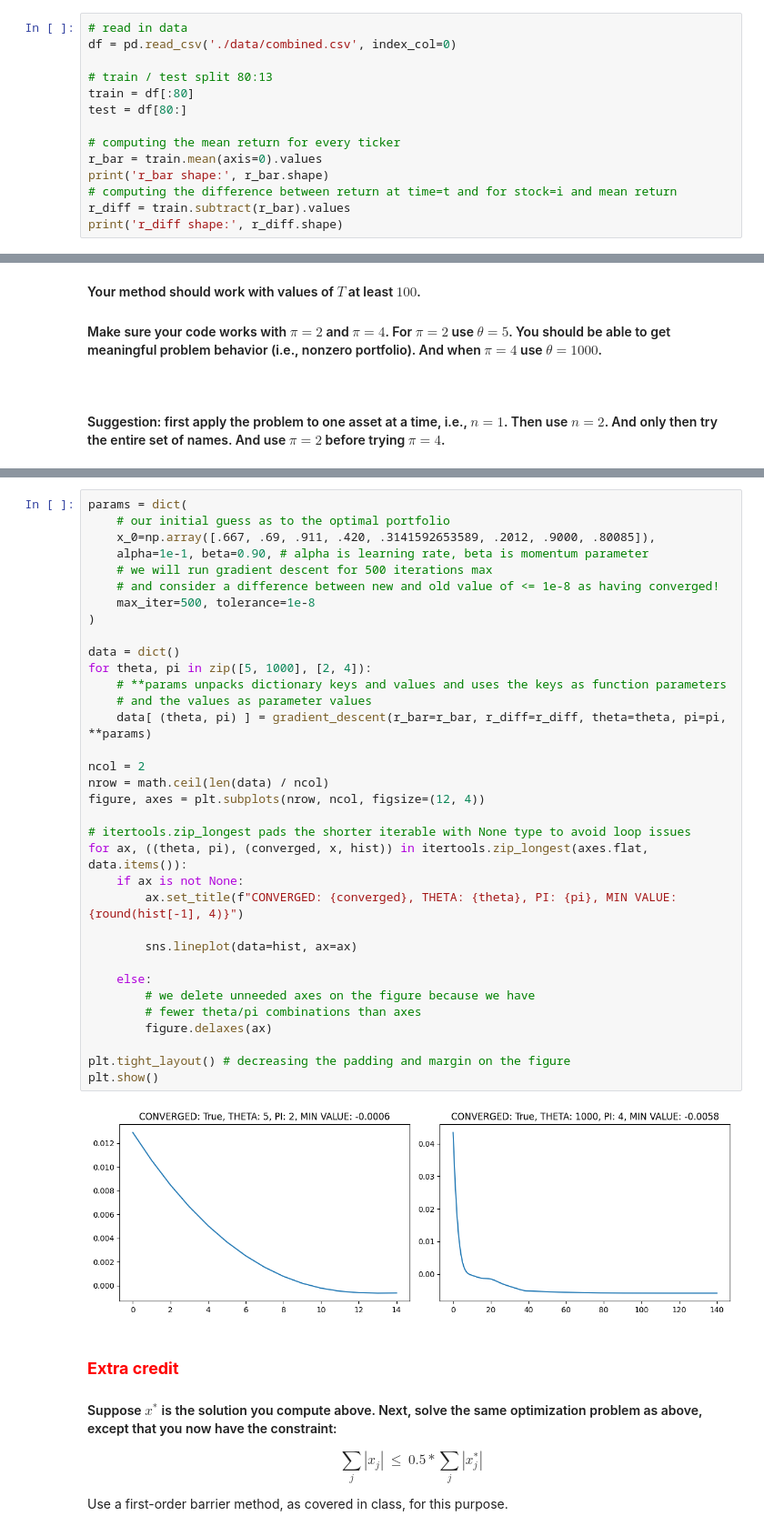
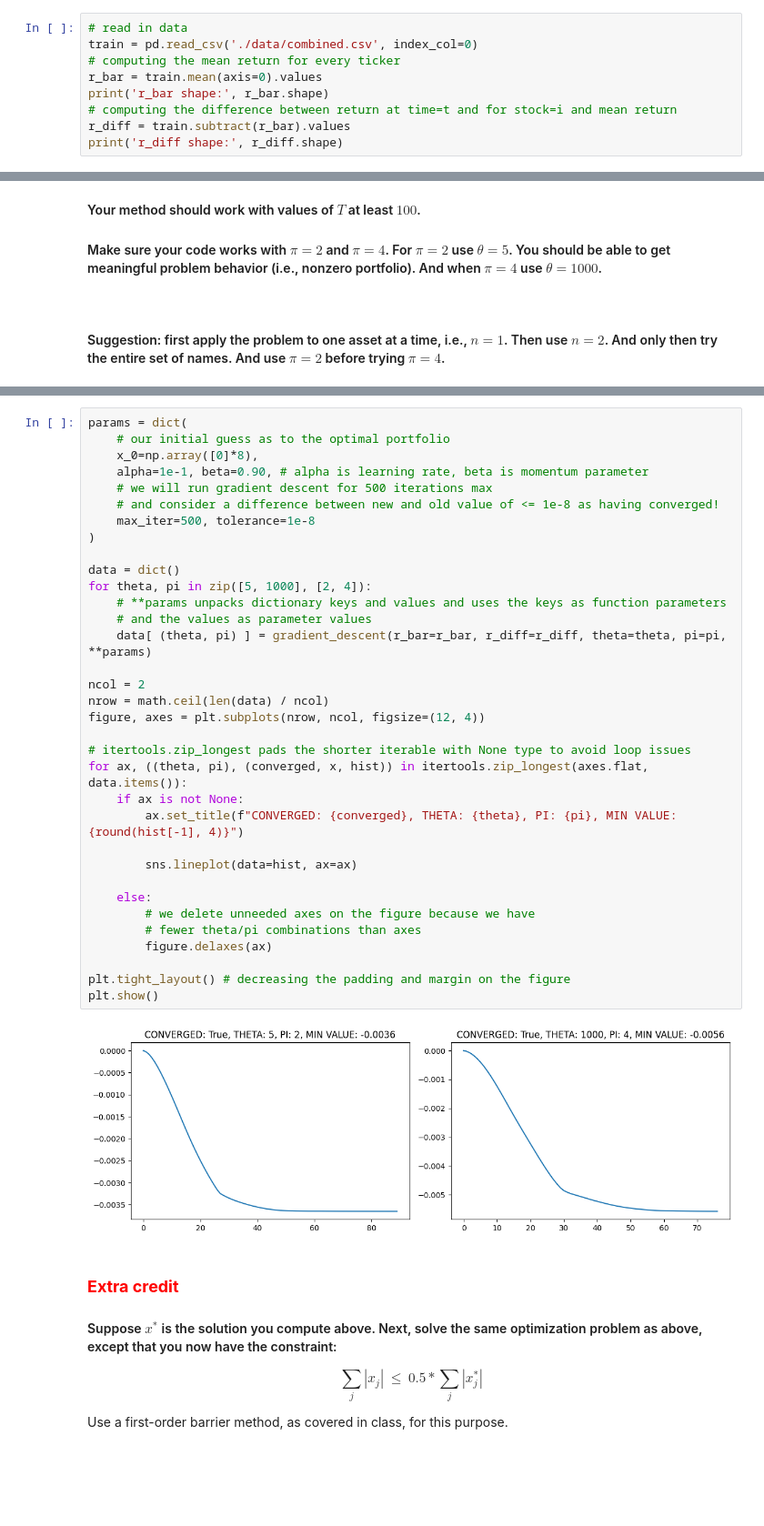
Before and after one commit to ostapenkovs/ieor-4500-apps-prog, a Jupyter notebook: hw4/hw4.ipynb, the cells around one changed output, grey strips where cells are left out. Shown at 91% size. Cells and saved outputs as stored; diff of their text form; blank space fills up the shorter version.

```diff
--- a/hw4/hw4.ipynb
+++ b/hw4/hw4.ipynb
@@ -52,12 +52,7 @@ $$\begin{align*}
 With the constraint $|x_j| \le 1$, we need to use a projected gradient method. After each gradient step, we need to project the solution back into the feasible region by ensuring that each component of $x$ satisfies the constraint. This can be done by simply clipping each component of $x$ so that it falls within [-1, 1].
 # %%
 # read in data
-df = pd.read_csv('./data/combined.csv', index_col=0)
-
-# train / test split 80:13
-train = df[:80]
-test = df[80:]
-
+train = pd.read_csv('./data/combined.csv', index_col=0)
 # computing the mean return for every ticker
 r_bar = train.mean(axis=0).values
 print('r_bar shape:', r_bar.shape)
@@ -129,39 +124,39 @@ def gradient_descent(r_bar: np.ndarray, r_diff: np.ndarray, \
 # %%
 params = dict(
     # our initial guess as to the optimal portfolio
-    x_0=np.array([.667, .69, .911, .420, .3141592653589, .2012, .9000, .80085]),
+    x_0=np.array([0]*8),
     alpha=1e-1, beta=0.90, # alpha is learning rate, beta is momentum parameter
     # we will run gradient descent for 500 iterations max
     # and consider a difference between new and old value of <= 1e-8 as having converged!
     max_iter=500, tolerance=1e-8
 )
 
 data = dict()
 for theta, pi in zip([5, 1000], [2, 4]):
     # **params unpacks dictionary keys and values and uses the keys as function parameters
     # and the values as parameter values
     data[ (theta, pi) ] = gradient_descent(r_bar=r_bar, r_diff=r_diff, theta=theta, pi=pi, **params)
 
 ncol = 2
 nrow = math.ceil(len(data) / ncol)
 figure, axes = plt.subplots(nrow, ncol, figsize=(12, 4))
 
 # itertools.zip_longest pads the shorter iterable with None type to avoid loop issues
 for ax, ((theta, pi), (converged, x, hist)) in itertools.zip_longest(axes.flat, data.items()):
     if ax is not None:
         ax.set_title(f"CONVERGED: {converged}, THETA: {theta}, PI: {pi}, MIN VALUE: {round(hist[-1], 4)}")
 
         sns.lineplot(data=hist, ax=ax)
 
     else:
         # we delete unneeded axes on the figure because we have
         # fewer theta/pi combinations than axes
         figure.delaxes(ax)
 
 plt.tight_layout() # decreasing the padding and margin on the figure
 plt.show()
 # %% [output]
-[figure, old version]
+[figure, new version]
 # %% [markdown]
 ### <span style='color:red'>**Extra credit**</span>
 #### Suppose $x^*$ is the solution you compute above.  Next, solve the same optimization problem as above, except that you now have the constraint:
```
Also changed, not shown: parts of 8 cells of this notebook, 6 other files.
